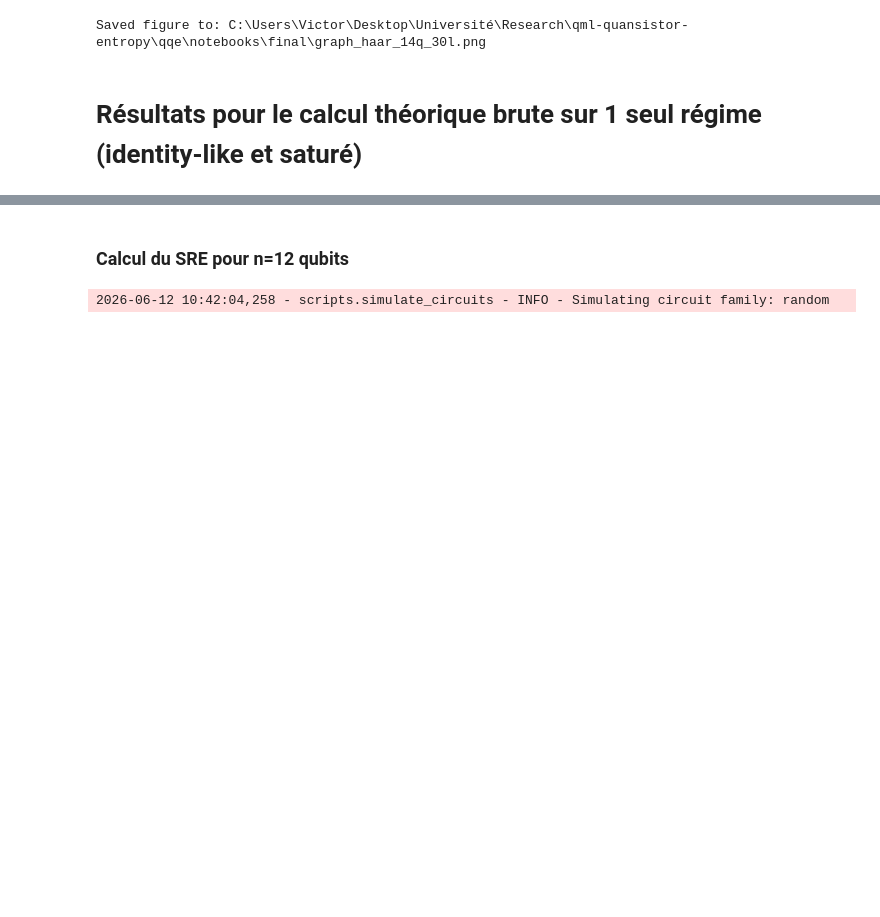
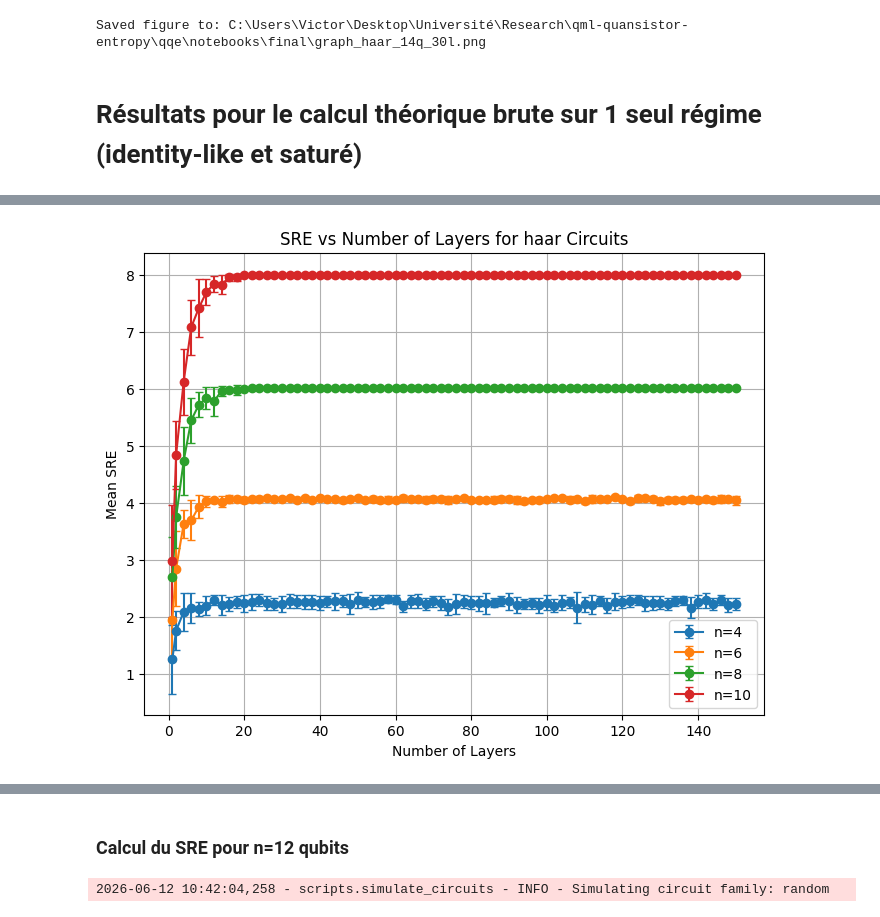
Before and after one commit to VicLambert/qml-quansistor-entropy, a Jupyter notebook: qqe/notebooks/final.ipynb, the cells around one changed output, grey strips where cells are left out. Cells and saved outputs as stored; diff of their text form; code cells hidden in the pictures; blank space fills up the shorter version.

```diff
--- a/qqe/notebooks/final.ipynb
+++ b/qqe/notebooks/final.ipynb
@@ -172,7 +175,7 @@ target_variant = "sre"
 # %%
 index_path = collect_dataset_indices(
     f"final/data/{regime_type}",
-    family=None,
+    family=family,
 )
 
 base_dataset = ShardedQuantumCircuitGraphDataset(
@@ -188,5 +225,4 @@ Data(x=[14, 17], edge_index=[2, 12], global_features=[7], y=[1], sre=[1], cid='c
 # %%
 import pandas as pd
 
-n_qubits = [data["n_qubits"] for data in base_dataset.data]
-n_layers = [data["n_layers"] for data in base_dataset.data]
+df = dataset_to_dataframe(base_dataset)
@@ -194,0 +245,4 @@ AttributeError: 'ShardedQuantumCircuitGraphDataset' object has no attribute 'dat
+# %%
+plot_df = df[
+    (df["sre"].notna())
+]
@@ -194,0 +265,10 @@ AttributeError: 'ShardedQuantumCircuitGraphDataset' object has no attribute 'dat
+# %%
+avg_df = (
+    plot_df
+    .groupby(["n_qubits", "n_layers", "family"])
+    .agg(
+        sre_mean=("sre", "mean"),
+        sre_std=("sre", "std"),
+    )
+    .reset_index()
+)
@@ -194,0 +277,23 @@ AttributeError: 'ShardedQuantumCircuitGraphDataset' object has no attribute 'dat
+# %%
+plt.figure(figsize=(8, 6))
+for n in sorted(avg_df["n_qubits"].unique()):
+    sub = avg_df[avg_df["n_qubits"] == n]
+
+    plt.errorbar(
+        sub["n_layers"],
+        sub["sre_mean"],
+        yerr=sub["sre_std"],
+        marker="o",
+        linestyle="-",
+        capsize=3,
+        label=f"n={n}",
+    )
+plt.title(f"SRE vs Number of Layers for {family} Circuits")
+plt.xlabel("Number of Layers")
+plt.ylabel("Mean SRE")
+plt.legend()
+plt.grid()
+plt.savefig(f"final/sre_vs_layers_{family}.png", dpi=300, bbox_inches="tight")
+plt.show()
+# %% [output]
+[figure, added]
```
Also changed, not shown: parts of 11 cells of this notebook, 3 other files.
